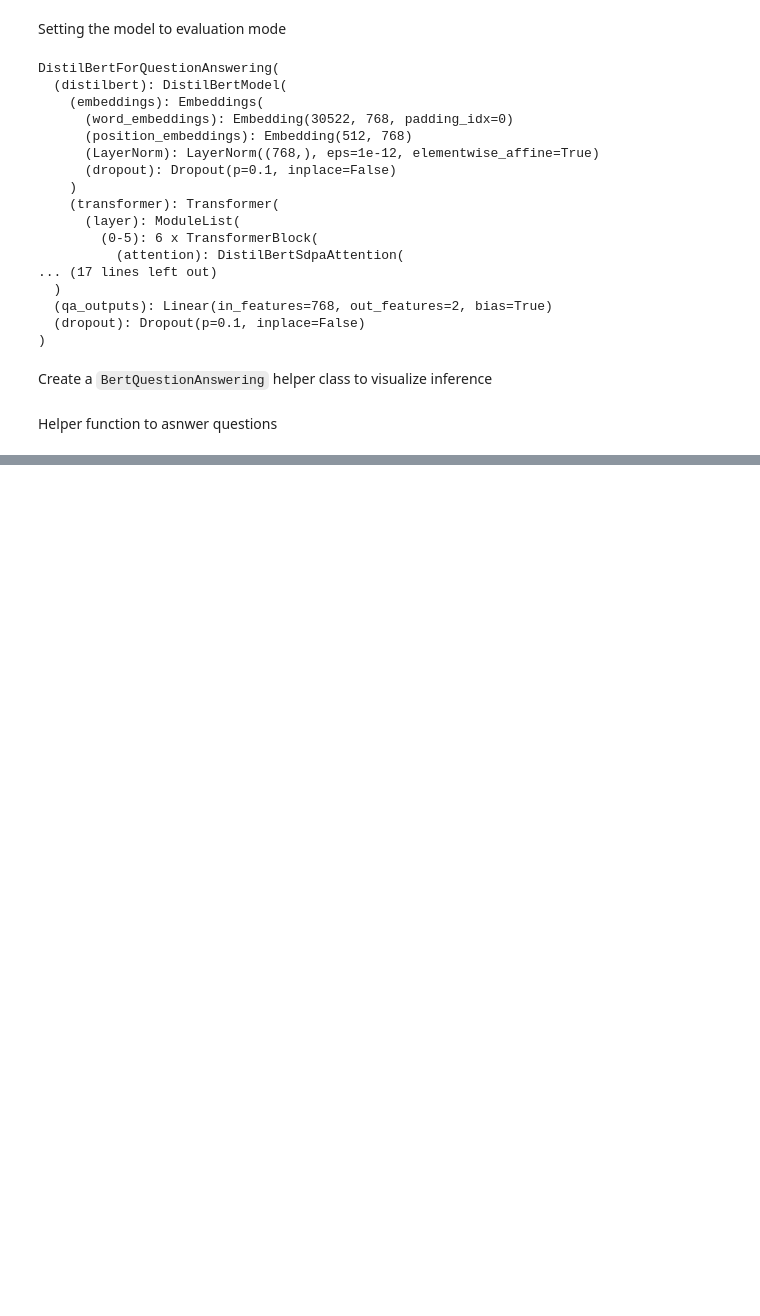
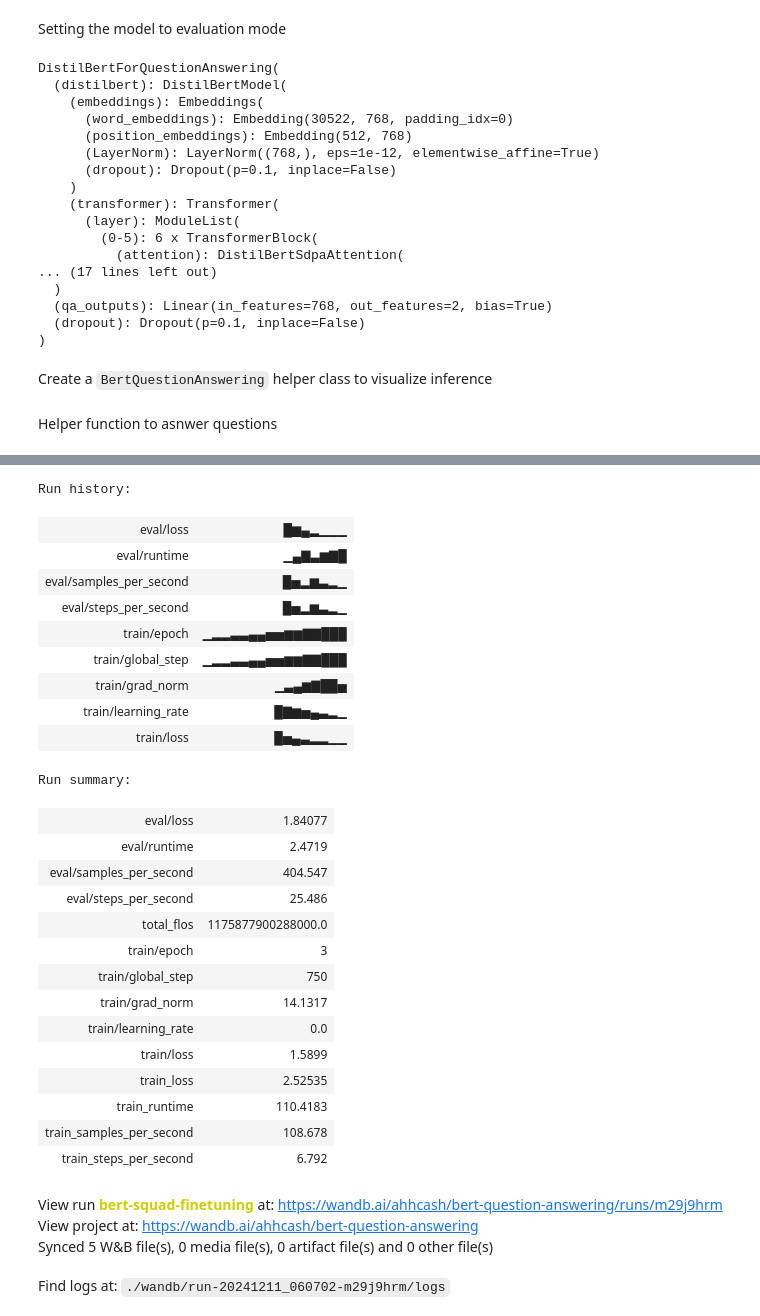
Before and after one commit to tanaya09/CS6923-ML-Project, a Jupyter notebook: BERT/BERT_Fine_Tuned.ipynb, the cells around one changed output, grey strips where cells are left out. Drawn from its saved outputs; the diff is of its cells as text; code cells hidden in the pictures; blank space fills up the shorter version.

```diff
--- a/BERT/BERT_Fine_Tuned.ipynb
+++ b/BERT/BERT_Fine_Tuned.ipynb
@@ -468,0 +570,32 @@ HTML visualization saved to qa_result_20241211_033103.html
+# %%
+wandb.finish()
+# %% [output]
+Run history:
+| eval/loss | █▆▄▂▁▁▁ |
+| eval/runtime | ▁▄▇▃▆▇█ |
+| eval/samples_per_second | █▅▂▆▃▂▁ |
+| eval/steps_per_second | █▅▂▆▃▂▁ |
+| train/epoch | ▁▂▂▃▃▄▄▅▅▆▆▇▇███ |
+| train/global_step | ▁▂▂▃▃▄▄▅▅▆▆▇▇███ |
+| train/grad_norm | ▁▃▄▆▇██▅ |
+| train/learning_rate | █▇▆▅▄▃▂▁ |
+| train/loss | █▅▄▃▂▂▁▁ |
+Run summary:
+| eval/loss | 1.84077 |
+| eval/runtime | 2.4719 |
+| eval/samples_per_second | 404.547 |
+| eval/steps_per_second | 25.486 |
+| total_flos | 1175877900288000.0 |
+| train/epoch | 3 |
+| train/global_step | 750 |
+| train/grad_norm | 14.1317 |
+| train/learning_rate | 0.0 |
+| train/loss | 1.5899 |
+| train_loss | 2.52535 |
+| train_runtime | 110.4183 |
+| train_samples_per_second | 108.678 |
+| train_steps_per_second | 6.792 |
+View run bert-squad-finetuning at: https://wandb.ai/ahhcash/bert-question-answering/runs/m29j9hrm
+View project at: https://wandb.ai/ahhcash/bert-question-answering
+Synced 5 W&B file(s), 0 media file(s), 0 artifact file(s) and 0 other file(s)
+Find logs at: ./wandb/run-20241211_060702-m29j9hrm/logs
```
Also changed, not shown: parts of 15 cells of this notebook, 1 other file.
